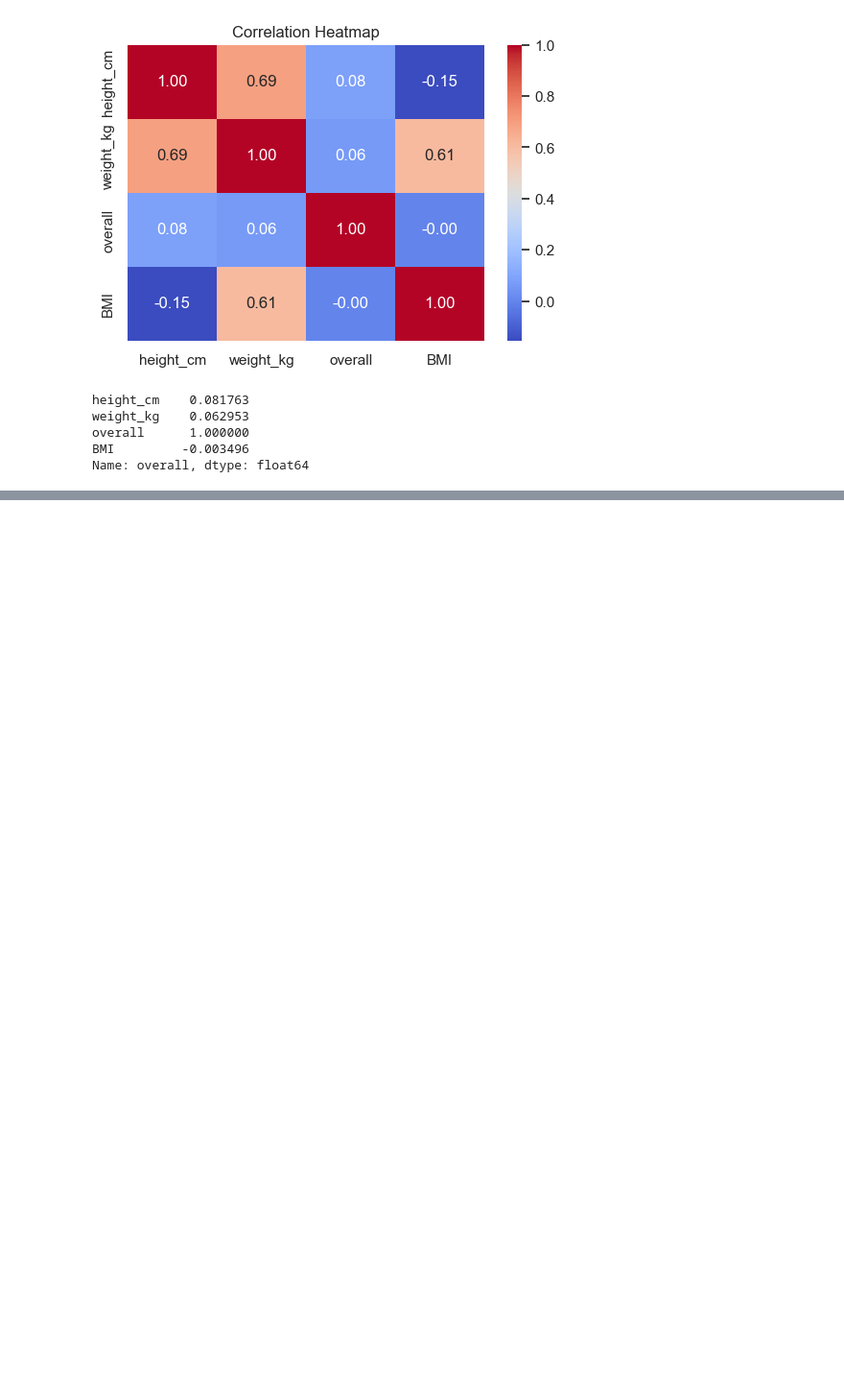
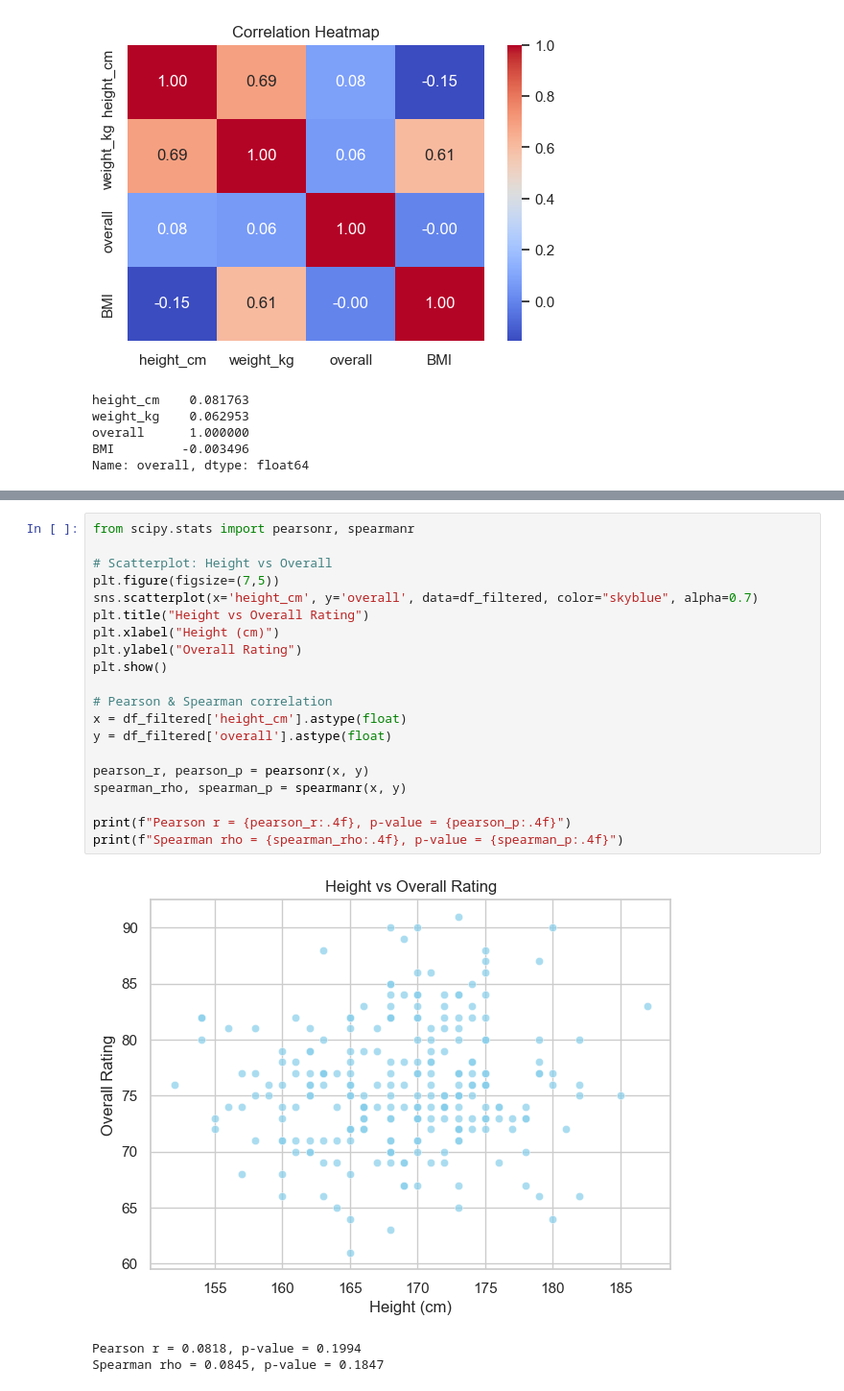
Before and after one commit to WayanRadit29/College_Data_Mining, a Jupyter notebook: fifa18-eda/eda.ipynb, the cells around one changed output, grey strips where cells are left out. Shown at 96% size. Drawn from its saved outputs; the diff is of its cells as text; blank space fills up the shorter version.

```diff
--- a/fifa18-eda/eda.ipynb
+++ b/fifa18-eda/eda.ipynb
@@ -192,0 +201,24 @@ Name: overall, dtype: float64
+# %%
+from scipy.stats import pearsonr, spearmanr
+
+# Scatterplot: Height vs Overall
+plt.figure(figsize=(7,5))
+sns.scatterplot(x='height_cm', y='overall', data=df_filtered, color="skyblue", alpha=0.7)
+plt.title("Height vs Overall Rating")
+plt.xlabel("Height (cm)")
+plt.ylabel("Overall Rating")
+plt.show()
+
+# Pearson & Spearman correlation
+x = df_filtered['height_cm'].astype(float)
+y = df_filtered['overall'].astype(float)
+
+pearson_r, pearson_p = pearsonr(x, y)
+spearman_rho, spearman_p = spearmanr(x, y)
+
+print(f"Pearson r = {pearson_r:.4f}, p-value = {pearson_p:.4f}")
+print(f"Spearman rho = {spearman_rho:.4f}, p-value = {spearman_p:.4f}")
+# %% [output]
+[figure, added]
+Pearson r = 0.0818, p-value = 0.1994
+Spearman rho = 0.0845, p-value = 0.1847
```
Also changed, not shown: parts of 10 cells of this notebook.
